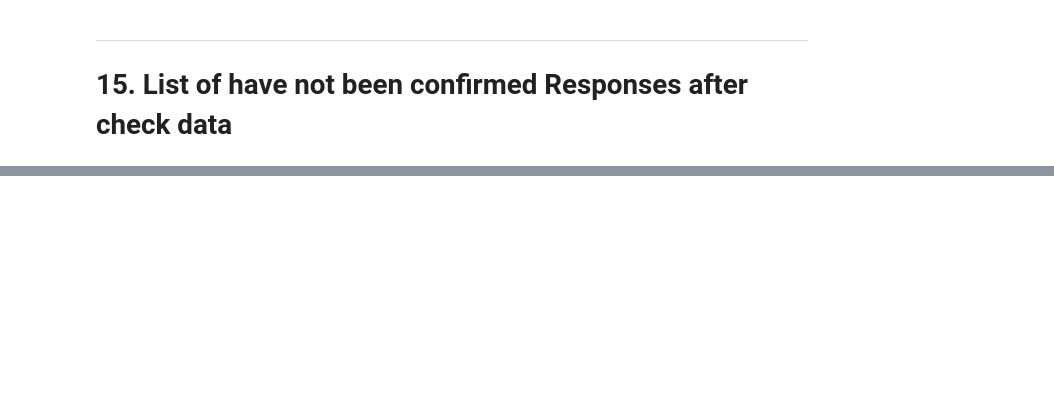
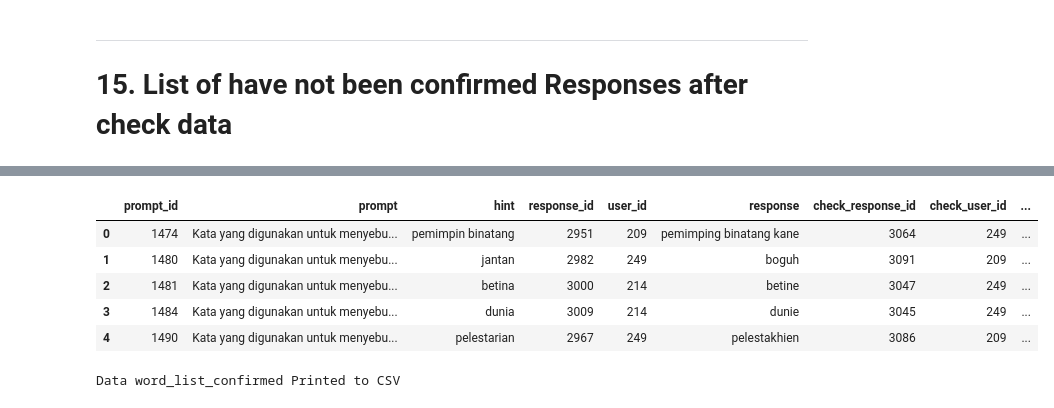
Before and after one commit to khaz-dev/data-questions, a Jupyter notebook: data-questions.ipynb, the cells around one changed output, grey strips where cells are left out. Drawn from its saved outputs; the diff is of its cells as text; code cells hidden in the pictures; blank space fills up the shorter version.

Commit message:
add confirmed list csv

```diff
--- a/data-questions.ipynb
+++ b/data-questions.ipynb
@@ -699,0 +739,16 @@ Data Printed to CSV
+# %%
+word_list_confirmed = duckdb.query("SELECT * FROM final_join WHERE data_id = 1;").df()
+word_list_confirmed = word_list_confirmed.drop('data_id', axis=1)
+word_list_confirmed.head()
+# %% [output]
+|  | prompt_id | prompt | hint | response_id | user_id | response | check_response_id | check_user_id | ... |
+| 0 | 1474 | Kata yang digunakan untuk menyebu... | pemimpin binatang | 2951 | 209 | pemimping binatang kane | 3064 | 249 | ... |
+| 1 | 1480 | Kata yang digunakan untuk menyebu... | jantan | 2982 | 249 | boguh | 3091 | 209 | ... |
+| 2 | 1481 | Kata yang digunakan untuk menyebu... | betina | 3000 | 214 | betine | 3047 | 249 | ... |
+| 3 | 1484 | Kata yang digunakan untuk menyebu... | dunia | 3009 | 214 | dunie | 3045 | 249 | ... |
+| 4 | 1490 | Kata yang digunakan untuk menyebu... | pelestarian | 2967 | 249 | pelestakhien | 3086 | 209 | ... |
+# %%
+# Convert dataframe to CSV
+print_csv(word_list_confirmed, 'word_list_confirmed')
+# %% [output]
+Data word_list_confirmed Printed to CSV
```
Also changed, not shown: parts of 30 cells of this notebook, 1 other file.
